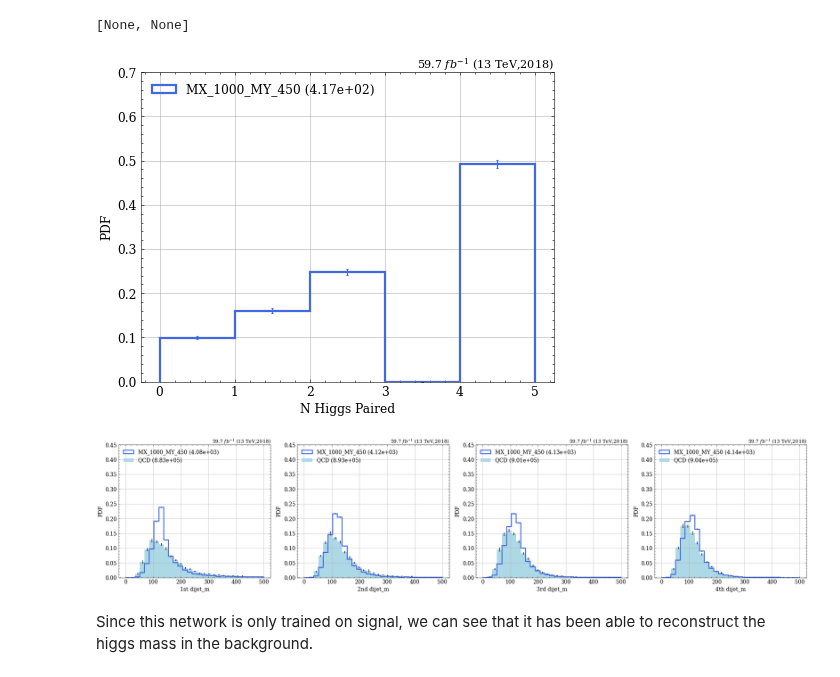
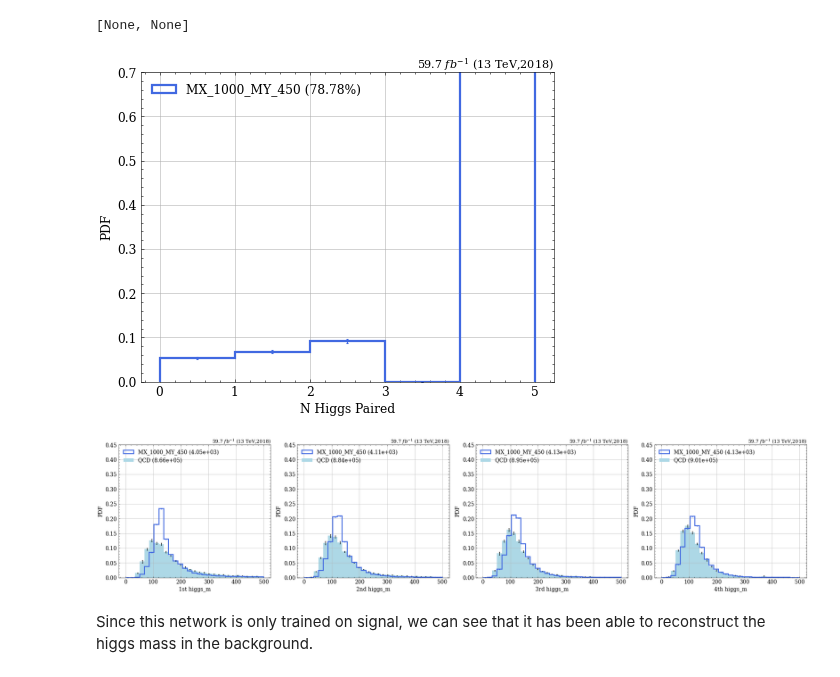
Before and after one commit to ekoenig4/analysis, a Jupyter notebook: jupyter/eightb/visuals/quadh_ranker.ipynb, the cells around one changed output. Drawn from its saved outputs; the diff is of its cells as text; code cells hidden in the pictures.

```diff
--- a/jupyter/eightb/visuals/quadh_ranker.ipynb
+++ b/jupyter/eightb/visuals/quadh_ranker.ipynb
@@ -219,27 +223,27 @@ trees.apply(lambda t : eightb.load_quadh(t, ranker_path, name='dijet'), report=T
 # %%
 study.quick(
     [signal],
     masks=lambda t : t.nfound_select==8,
-    legend=True,
+    legend=True, h_label_stat=lambda h:f'{h.histo[-1]:0.2%}',
     efficiency=True,
-    varlist=[lambda t : ak.sum(t.dijet_signalId>-1, axis=-1)],
+    varlist=[lambda t : ak.sum(t.higgs_signalId>-1, axis=-1)],
     xlabels=['N Higgs Paired'],
     ylim=(0,0.7), grid=True,
     dim=-1,
 )
 
 study.quick(
     trees,
     legend=True,
     efficiency=True,
-    varlist=[f'dijet_m[:,{i}]' for i in range(4)],
+    varlist=[f'higgs_m[:,{i}]' for i in range(4)],
     binlist=[(0,500,30)]*4,
     ylim=(0,0.45), grid=True,
     dim=-1,
 
 )
 # %% [output]
-[figure, old version]
+[figure, new version]
 [figure]
 # %% [markdown]
 Since this network is only trained on signal, we can see that it has been able to reconstruct the higgs mass in the background.
```
Also changed, not shown: parts of 6 cells of this notebook, 7 other files.
